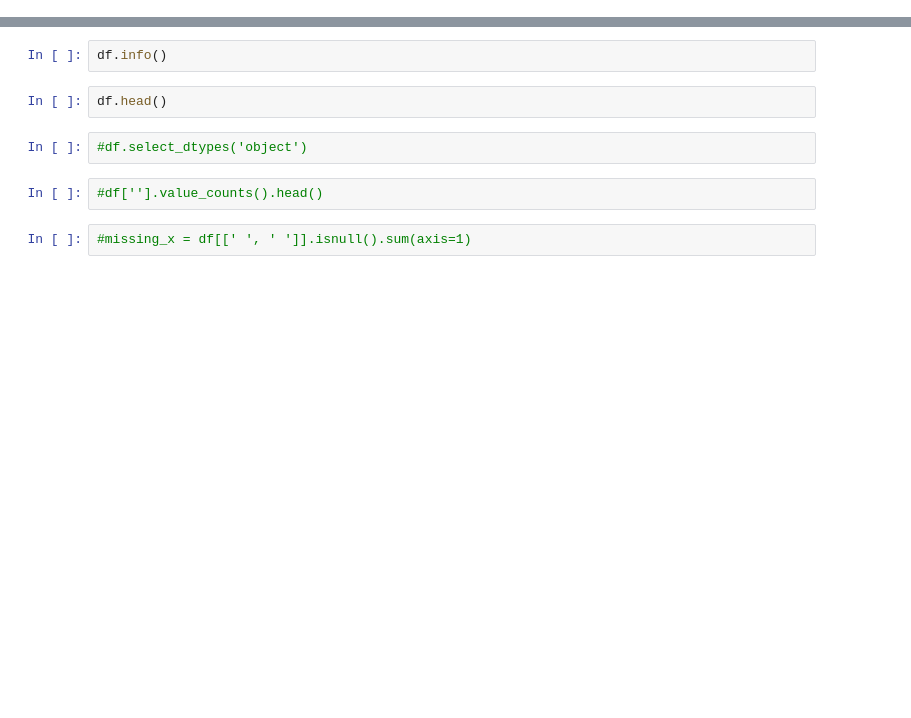
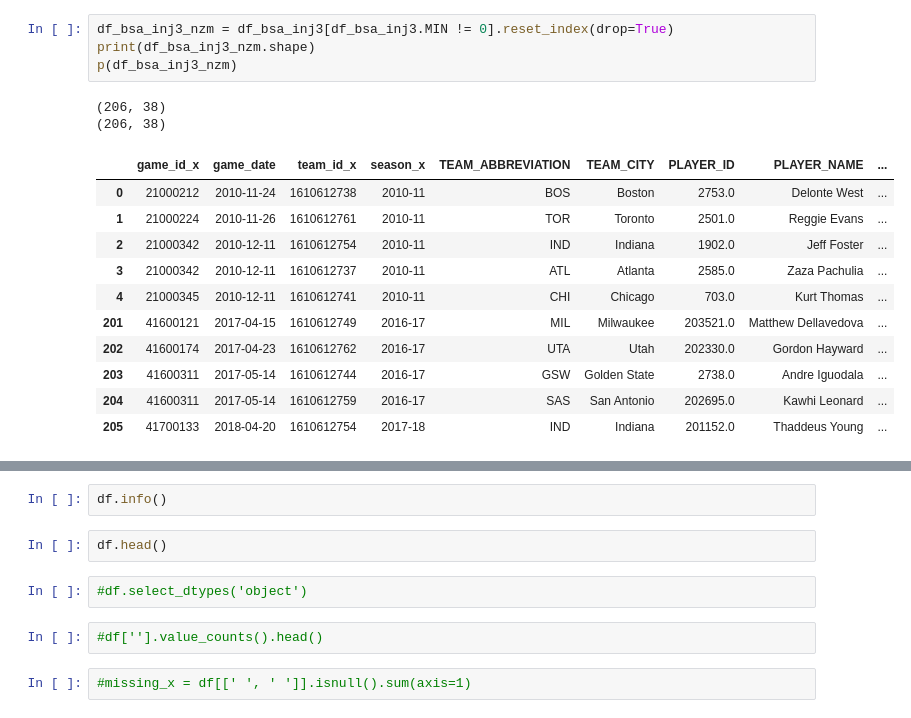
Before and after one commit to pauljacob/DSCapstone2, a Jupyter notebook: 02_Data_Wrangling/02_data_wrangling_temp-Copy2.ipynb, the cells around one changed output, grey strips where cells are left out. Cells and saved outputs as stored; diff of their text form; blank space fills up the shorter version.

```diff
--- a/02_Data_Wrangling/02_data_wrangling_temp-Copy2.ipynb
+++ b/02_Data_Wrangling/02_data_wrangling_temp-Copy2.ipynb
@@ -45,0 +212,18 @@ import os
+# %%
+df_bsa_inj3_nzm = df_bsa_inj3[df_bsa_inj3.MIN != 0].reset_index(drop=True)
+print(df_bsa_inj3_nzm.shape)
+p(df_bsa_inj3_nzm)
+# %% [output]
+(206, 38)
+(206, 38)
+|  | game_id_x | game_date | team_id_x | season_x | TEAM_ABBREVIATION | TEAM_CITY | PLAYER_ID | PLAYER_NAME | ... |
+| 0 | 21000212 | 2010-11-24 | 1610612738 | 2010-11 | BOS | Boston | 2753.0 | Delonte West | ... |
+| 1 | 21000224 | 2010-11-26 | 1610612761 | 2010-11 | TOR | Toronto | 2501.0 | Reggie Evans | ... |
+| 2 | 21000342 | 2010-12-11 | 1610612754 | 2010-11 | IND | Indiana | 1902.0 | Jeff Foster | ... |
+| 3 | 21000342 | 2010-12-11 | 1610612737 | 2010-11 | ATL | Atlanta | 2585.0 | Zaza Pachulia | ... |
+| 4 | 21000345 | 2010-12-11 | 1610612741 | 2010-11 | CHI | Chicago | 703.0 | Kurt Thomas | ... |
+| 201 | 41600121 | 2017-04-15 | 1610612749 | 2016-17 | MIL | Milwaukee | 203521.0 | Matthew Dellavedova | ... |
+| 202 | 41600174 | 2017-04-23 | 1610612762 | 2016-17 | UTA | Utah | 202330.0 | Gordon Hayward | ... |
+| 203 | 41600311 | 2017-05-14 | 1610612744 | 2016-17 | GSW | Golden State | 2738.0 | Andre Iguodala | ... |
+| 204 | 41600311 | 2017-05-14 | 1610612759 | 2016-17 | SAS | San Antonio | 202695.0 | Kawhi Leonard | ... |
+| 205 | 41700133 | 2018-04-20 | 1610612754 | 2017-18 | IND | Indiana | 201152.0 | Thaddeus Young | ... |
```
Also changed, not shown: parts of 41 cells of this notebook, 13 other files.
